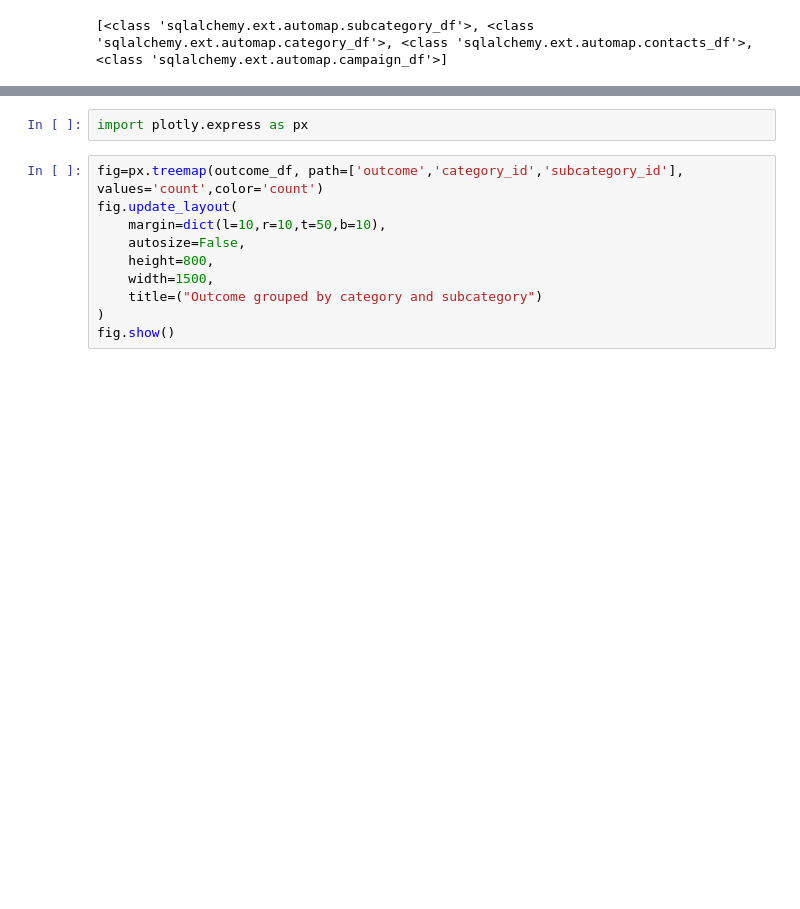
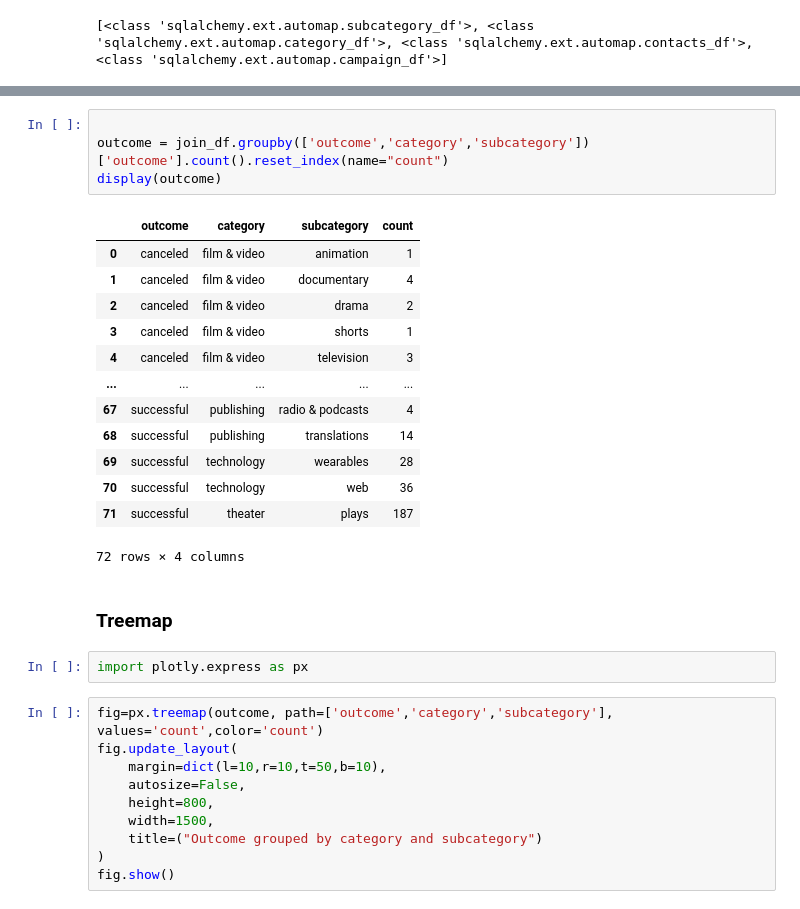
Before and after one commit to eugchien/project_2_group_11, a Jupyter notebook: Genie/ANALYSIS_READ_chien.ipynb, the cells around one changed output, grey strips where cells are left out. Cells and saved outputs as stored; diff of their text form; blank space fills up the shorter version.

```diff
--- a/Genie/ANALYSIS_READ_chien.ipynb
+++ b/Genie/ANALYSIS_READ_chien.ipynb
@@ -95,7 +109,27 @@ outcome_df.head(10)
+# %%
+
+outcome = join_df.groupby(['outcome','category','subcategory'])['outcome'].count().reset_index(name="count")
+display(outcome)
+# %% [output]
+|  | outcome | category | subcategory | count |
+| 0 | canceled | film & video | animation | 1 |
+| 1 | canceled | film & video | documentary | 4 |
+| 2 | canceled | film & video | drama | 2 |
+| 3 | canceled | film & video | shorts | 1 |
+| 4 | canceled | film & video | television | 3 |
+| ... | ... | ... | ... | ... |
+| 67 | successful | publishing | radio & podcasts | 4 |
+| 68 | successful | publishing | translations | 14 |
+| 69 | successful | technology | wearables | 28 |
+| 70 | successful | technology | web | 36 |
+| 71 | successful | theater | plays | 187 |
+72 rows × 4 columns
+# %% [markdown]
+### Treemap
 # %%
 import plotly.express as px
 # %%
-fig=px.treemap(outcome_df, path=['outcome','category_id','subcategory_id'], values='count',color='count')
+fig=px.treemap(outcome, path=['outcome','category','subcategory'], values='count',color='count')
 fig.update_layout(
     margin=dict(l=10,r=10,t=50,b=10),
     autosize=False,
```
Also changed, not shown: parts of 1 cell of this notebook.
